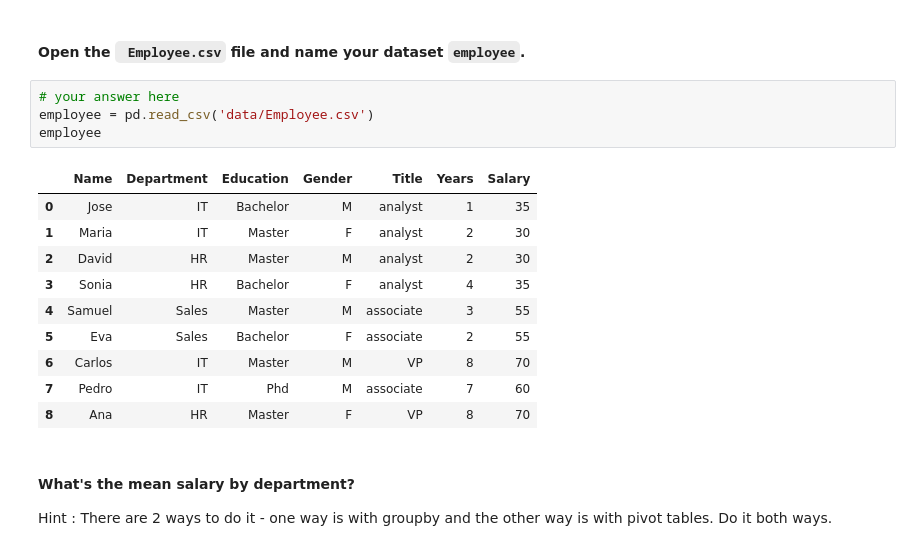
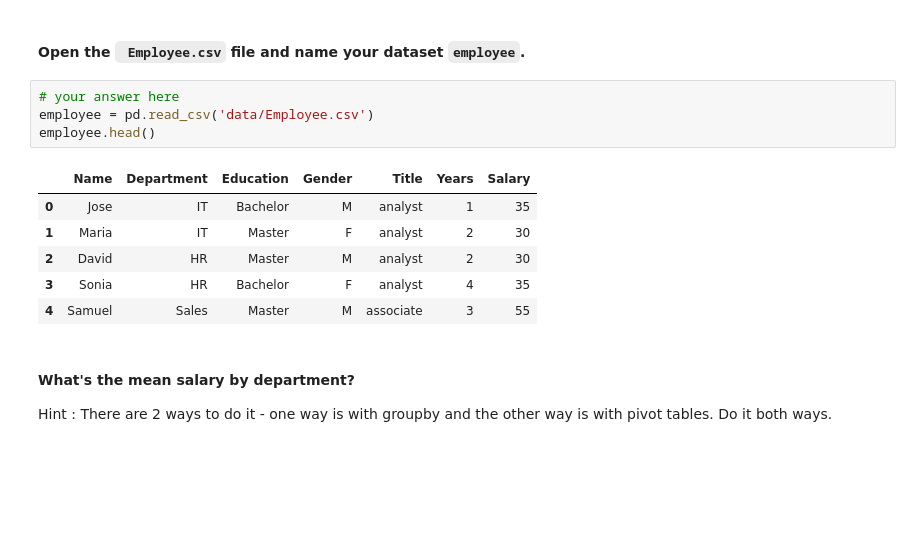
Before and after one commit to ta-data-lis/lab-pivot-table-and-correlation, a Jupyter notebook: your_code/main.ipynb, the cells around one changed output. Drawn from its saved outputs; the diff is of its cells as text; blank space fills up the shorter version.

```diff
--- a/your_code/main.ipynb
+++ b/your_code/main.ipynb
@@ -19,18 +19,14 @@ import matplotlib.pyplot as plt
 # %%
 # your answer here
 employee = pd.read_csv('data/Employee.csv')
-employee
+employee.head()
 # %% [output]
 |  | Name | Department | Education | Gender | Title | Years | Salary |
 | 0 | Jose | IT | Bachelor | M | analyst | 1 | 35 |
 | 1 | Maria | IT | Master | F | analyst | 2 | 30 |
 | 2 | David | HR | Master | M | analyst | 2 | 30 |
 | 3 | Sonia | HR | Bachelor | F | analyst | 4 | 35 |
 | 4 | Samuel | Sales | Master | M | associate | 3 | 55 |
-| 5 | Eva | Sales | Bachelor | F | associate | 2 | 55 |
-| 6 | Carlos | IT | Master | M | VP | 8 | 70 |
-| 7 | Pedro | IT | Phd | M | associate | 7 | 60 |
-| 8 | Ana | HR | Master | F | VP | 8 | 70 |
 # %% [markdown]
 #### What's the mean salary by department?
 Hint : There are 2 ways to do it - one way is with groupby and the other way is with pivot tables. Do it both ways.
```
Also changed, not shown: parts of 36 cells of this notebook.
